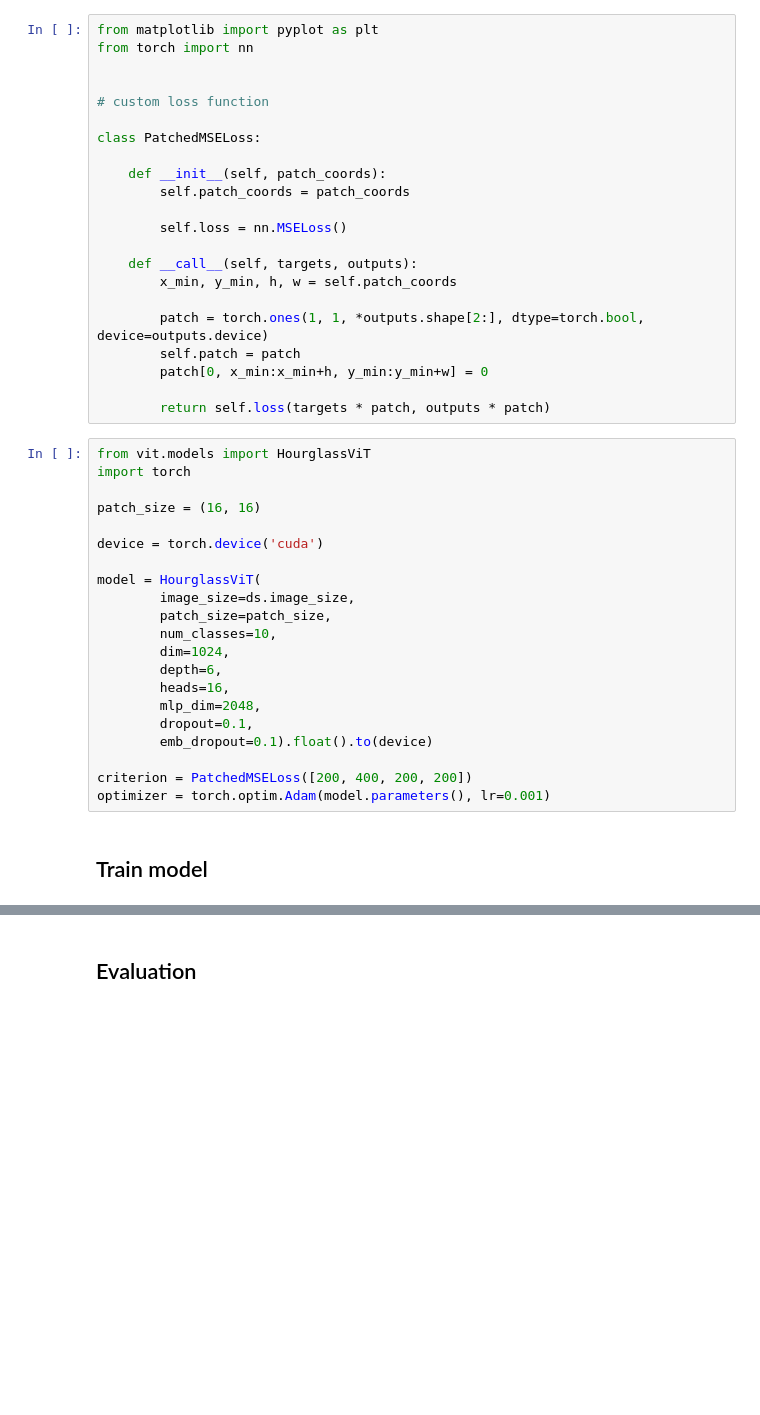
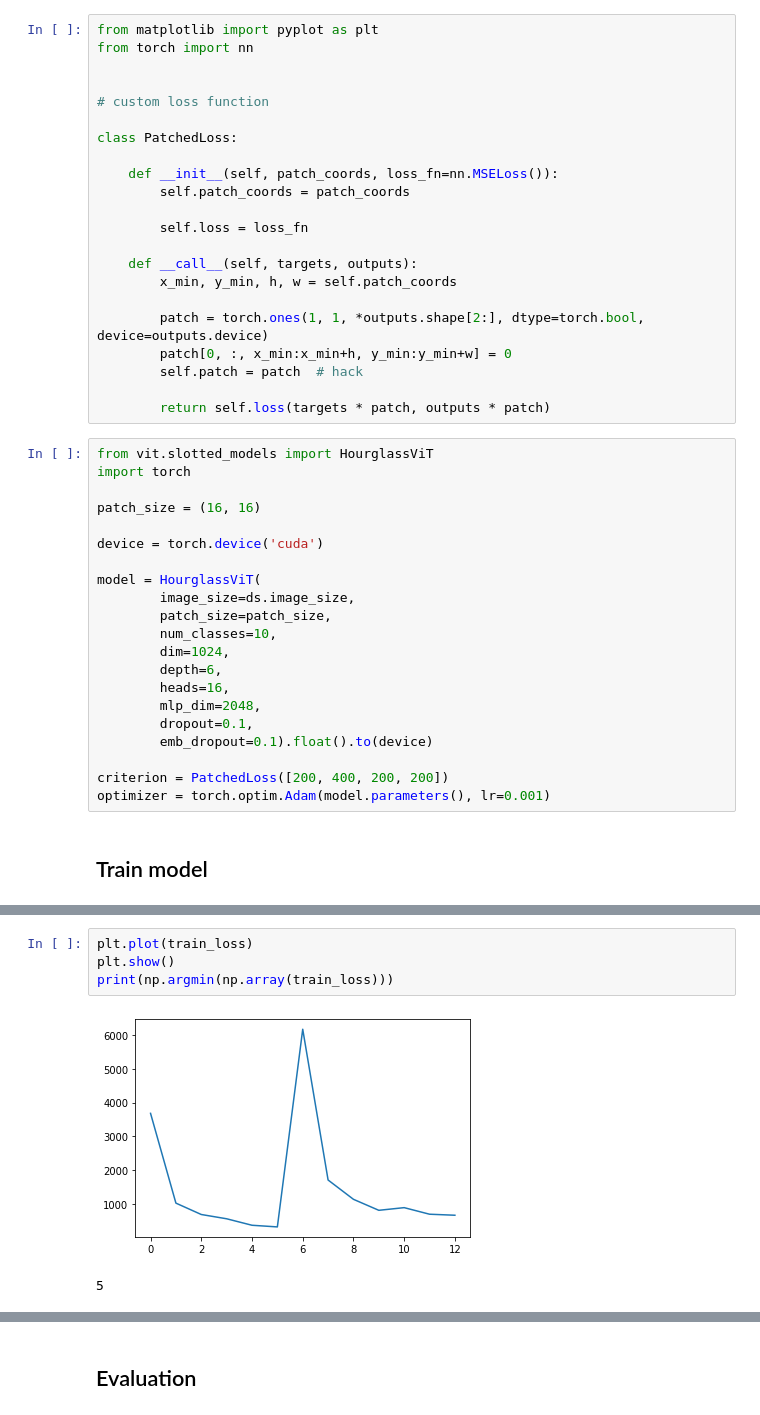
Before and after one commit to tmthyln/deep-transformer-priors, a Jupyter notebook: Inpainting.ipynb, the cells around one changed output, grey strips where cells are left out. Cells and saved outputs as stored; diff of their text form; blank space fills up the shorter version.

```diff
--- a/Inpainting.ipynb
+++ b/Inpainting.ipynb
@@ -18,23 +18,23 @@ from torch import nn
 
 # custom loss function
 
-class PatchedMSELoss:
+class PatchedLoss:
 
-    def __init__(self, patch_coords):
+    def __init__(self, patch_coords, loss_fn=nn.MSELoss()):
         self.patch_coords = patch_coords
 
-        self.loss = nn.MSELoss()
+        self.loss = loss_fn
 
     def __call__(self, targets, outputs):
         x_min, y_min, h, w = self.patch_coords
 
         patch = torch.ones(1, 1, *outputs.shape[2:], dtype=torch.bool, device=outputs.device)
-        self.patch = patch
-        patch[0, x_min:x_min+h, y_min:y_min+w] = 0
+        patch[0, :, x_min:x_min+h, y_min:y_min+w] = 0
+        self.patch = patch  # hack
 
         return self.loss(targets * patch, outputs * patch)
 # %%
-from vit.models import HourglassViT
+from vit.slotted_models import HourglassViT
 import torch
 
 patch_size = (16, 16)
@@ -52,7 +52,7 @@ model = HourglassViT(
         dropout=0.1,
         emb_dropout=0.1).float().to(device)
 
-criterion = PatchedMSELoss([200, 400, 200, 200])
+criterion = PatchedLoss([200, 400, 200, 200])
 optimizer = torch.optim.Adam(model.parameters(), lr=0.001)
 # %% [markdown]
 ## Train model
@@ -88,0 +91,7 @@ for epoch in epoch_progress:
+# %%
+plt.plot(train_loss)
+plt.show()
+print(np.argmin(np.array(train_loss)))
+# %% [output]
+[figure, added]
+5
```
Also changed, not shown: parts of 5 cells of this notebook.
